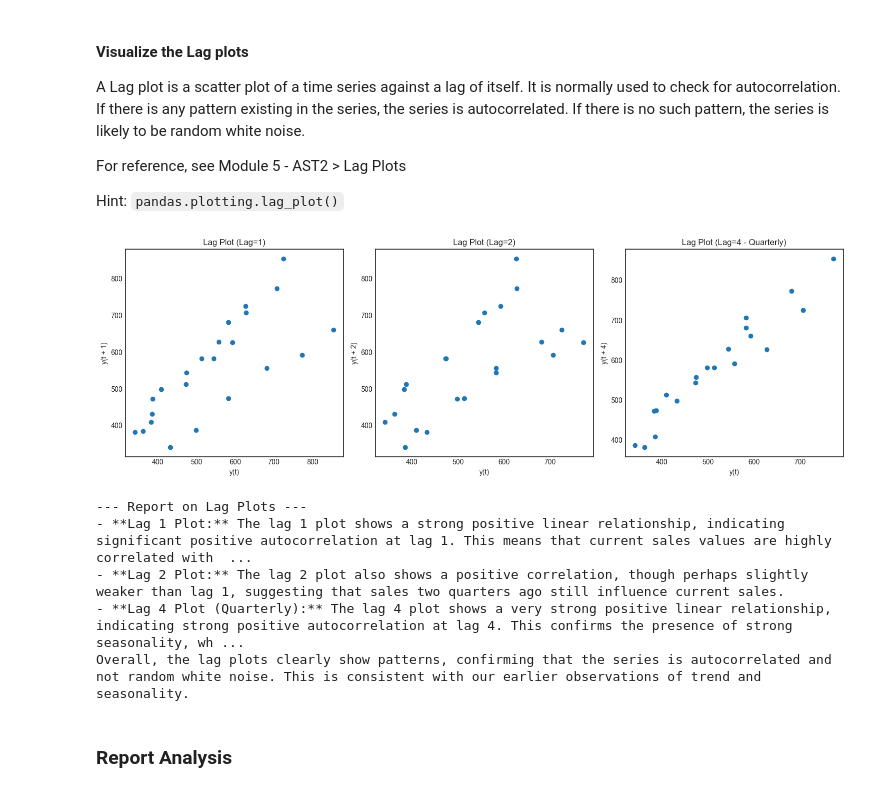
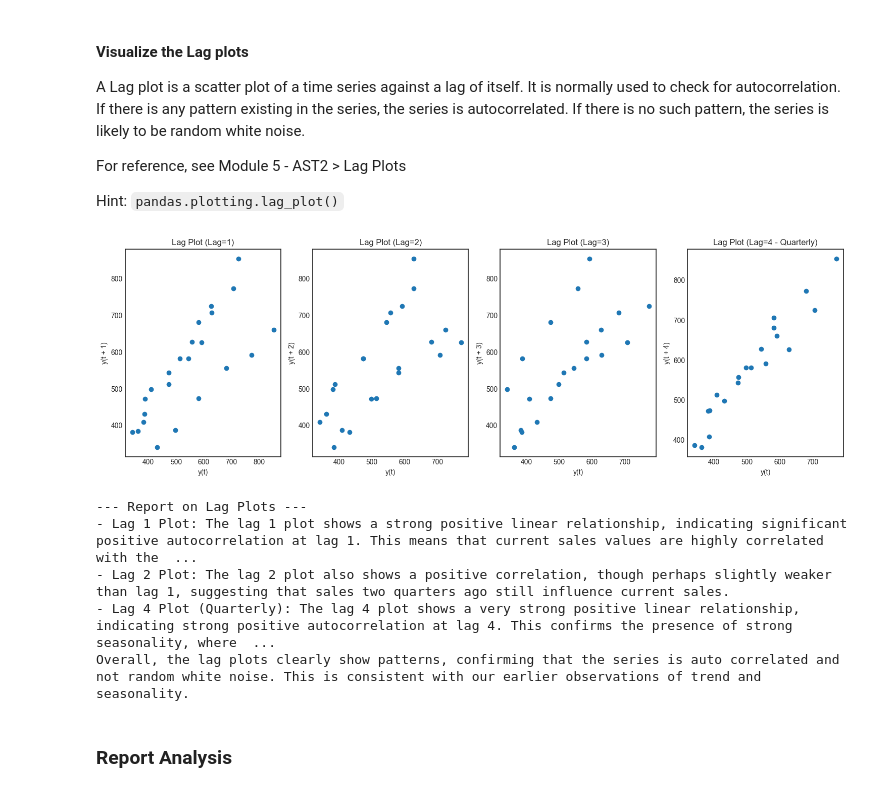
Before and after one commit to rajiv-ranjan/cds-mini-projects, a Jupyter notebook: m8/mp2/M8_NB_MiniProject_2_EDA_Timeseries.ipynb, the cells around one changed output. Cells and saved outputs as stored; diff of their text form; code cells hidden in the pictures.

```diff
--- a/m8/mp2/M8_NB_MiniProject_2_EDA_Timeseries.ipynb
+++ b/m8/mp2/M8_NB_MiniProject_2_EDA_Timeseries.ipynb
@@ -577,47 +626,51 @@ Hint: `pandas.plotting.lag_plot()`
 # Visualize lag plots
 # YOUR CODE HERE
 # A Lag plot is a scatter plot of a time series against a lag of itself.
 # It is normally used to check for autocorrelation.
-# If there is any pattern existing in the series, the series is autocorrelated.
+# If there is any pattern existing in the series, the series is auto correlated.
 # If there is no such pattern, the series is likely to be random white noise.
 
 plt.figure(figsize=(15, 5))
 
-plt.subplot(1, 3, 1)
+plt.subplot(1, 4, 1)
 lag_plot(sales_data["Sales"], lag=1)
 plt.title("Lag Plot (Lag=1)")
 
-plt.subplot(1, 3, 2)
+plt.subplot(1, 4, 2)
 lag_plot(sales_data["Sales"], lag=2)
 plt.title("Lag Plot (Lag=2)")
 
-plt.subplot(1, 3, 3)
+plt.subplot(1, 4, 3)
+lag_plot(sales_data["Sales"], lag=3)
+plt.title("Lag Plot (Lag=3)")
+
+plt.subplot(1, 4, 4)
 lag_plot(sales_data["Sales"], lag=4)  # For quarterly seasonality
 plt.title("Lag Plot (Lag=4 - Quarterly)")
 
 plt.tight_layout()
 plt.show()
 
 print("\n--- Report on Lag Plots ---")
 print(
-    "- **Lag 1 Plot:** The lag 1 plot shows a strong positive linear relationship, indicating significant positive autocorrelation at lag 1. This means that current sales values are highly correlated with the sales values from the previous quarter."
+    "- Lag 1 Plot: The lag 1 plot shows a strong positive linear relationship, indicating significant positive autocorrelation at lag 1. This means that current sales values are highly correlated with the sales values from the previous quarter."
 )
 print(
-    "- **Lag 2 Plot:** The lag 2 plot also shows a positive correlation, though perhaps slightly weaker than lag 1, suggesting that sales two quarters ago still influence current sales."
+    "- Lag 2 Plot: The lag 2 plot also shows a positive correlation, though perhaps slightly weaker than lag 1, suggesting that sales two quarters ago still influence current sales."
 )
 print(
-    "- **Lag 4 Plot (Quarterly):** The lag 4 plot shows a very strong positive linear relationship, indicating strong positive autocorrelation at lag 4. This confirms the presence of strong seasonality, where sales from the same quarter in the previous year are highly correlated with current sales."
+    "- Lag 4 Plot (Quarterly): The lag 4 plot shows a very strong positive linear relationship, indicating strong positive autocorrelation at lag 4. This confirms the presence of strong seasonality, where sales from the same quarter in the previous year are highly correlated with current sales."
 )
 print(
-    "Overall, the lag plots clearly show patterns, confirming that the series is autocorrelated and not random white noise. This is consistent with our earlier observations of trend and seasonality."
+    "Overall, the lag plots clearly show patterns, confirming that the series is auto correlated and not random white noise. This is consistent with our earlier observations of trend and seasonality."
 )
 # %% [output]
-[figure, old version]
+[figure, new version]
 --- Report on Lag Plots ---
-- **Lag 1 Plot:** The lag 1 plot shows a strong positive linear relationship, indicating significant positive autocorrelation at lag 1. This means that current sales values are highly correlated with  ...
-- **Lag 2 Plot:** The lag 2 plot also shows a positive correlation, though perhaps slightly weaker than lag 1, suggesting that sales two quarters ago still influence current sales.
-- **Lag 4 Plot (Quarterly):** The lag 4 plot shows a very strong positive linear relationship, indicating strong positive autocorrelation at lag 4. This confirms the presence of strong seasonality, wh ...
-Overall, the lag plots clearly show patterns, confirming that the series is autocorrelated and not random white noise. This is consistent with our earlier observations of trend and seasonality.
+- Lag 1 Plot: The lag 1 plot shows a strong positive linear relationship, indicating significant positive autocorrelation at lag 1. This means that current sales values are highly correlated with the  ...
+- Lag 2 Plot: The lag 2 plot also shows a positive correlation, though perhaps slightly weaker than lag 1, suggesting that sales two quarters ago still influence current sales.
+- Lag 4 Plot (Quarterly): The lag 4 plot shows a very strong positive linear relationship, indicating strong positive autocorrelation at lag 4. This confirms the presence of strong seasonality, where  ...
+Overall, the lag plots clearly show patterns, confirming that the series is auto correlated and not random white noise. This is consistent with our earlier observations of trend and seasonality.
 # %% [markdown]
 ### Report Analysis
 # %% [markdown]
```
Also changed, not shown: parts of 9 cells of this notebook, 4 other files.
